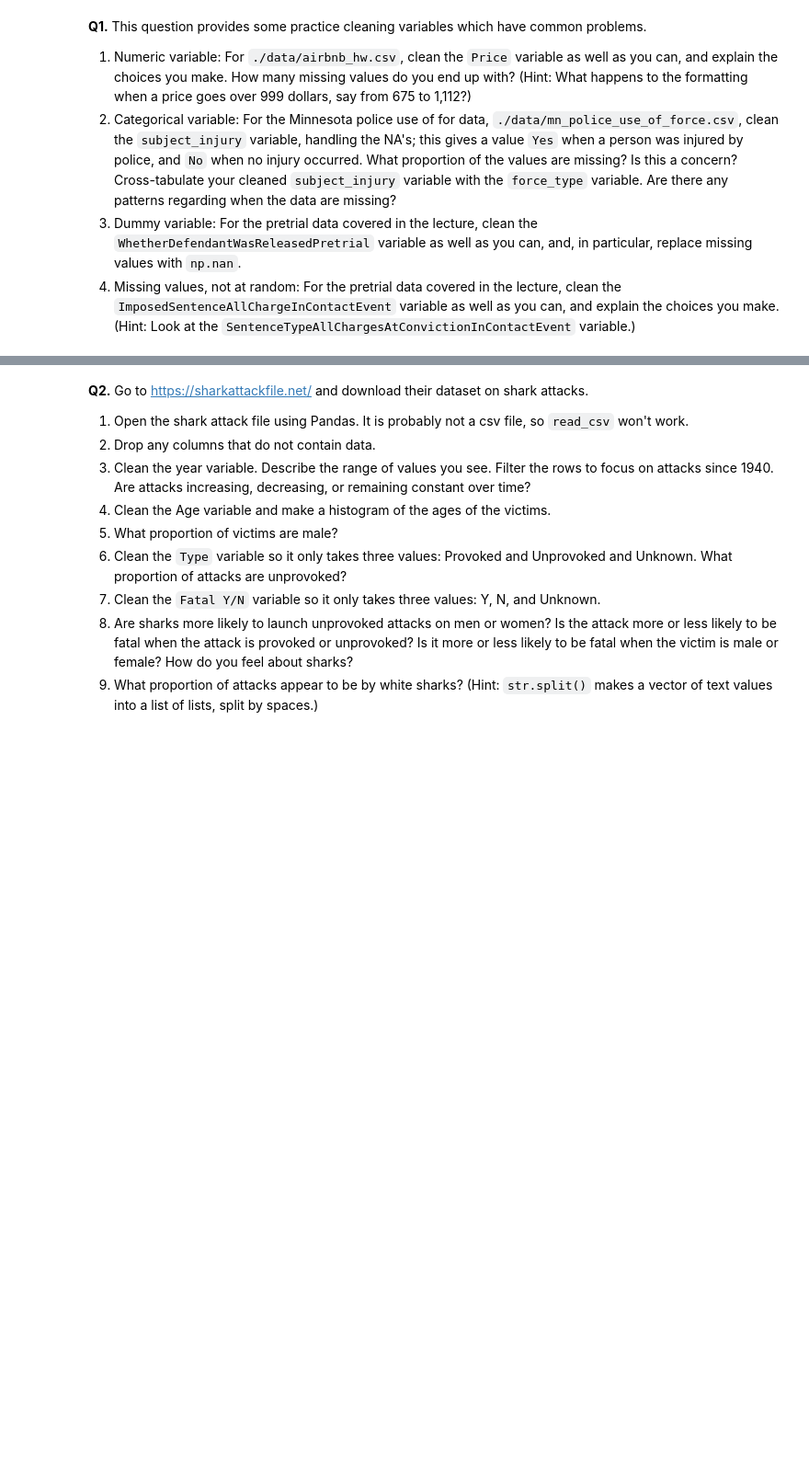
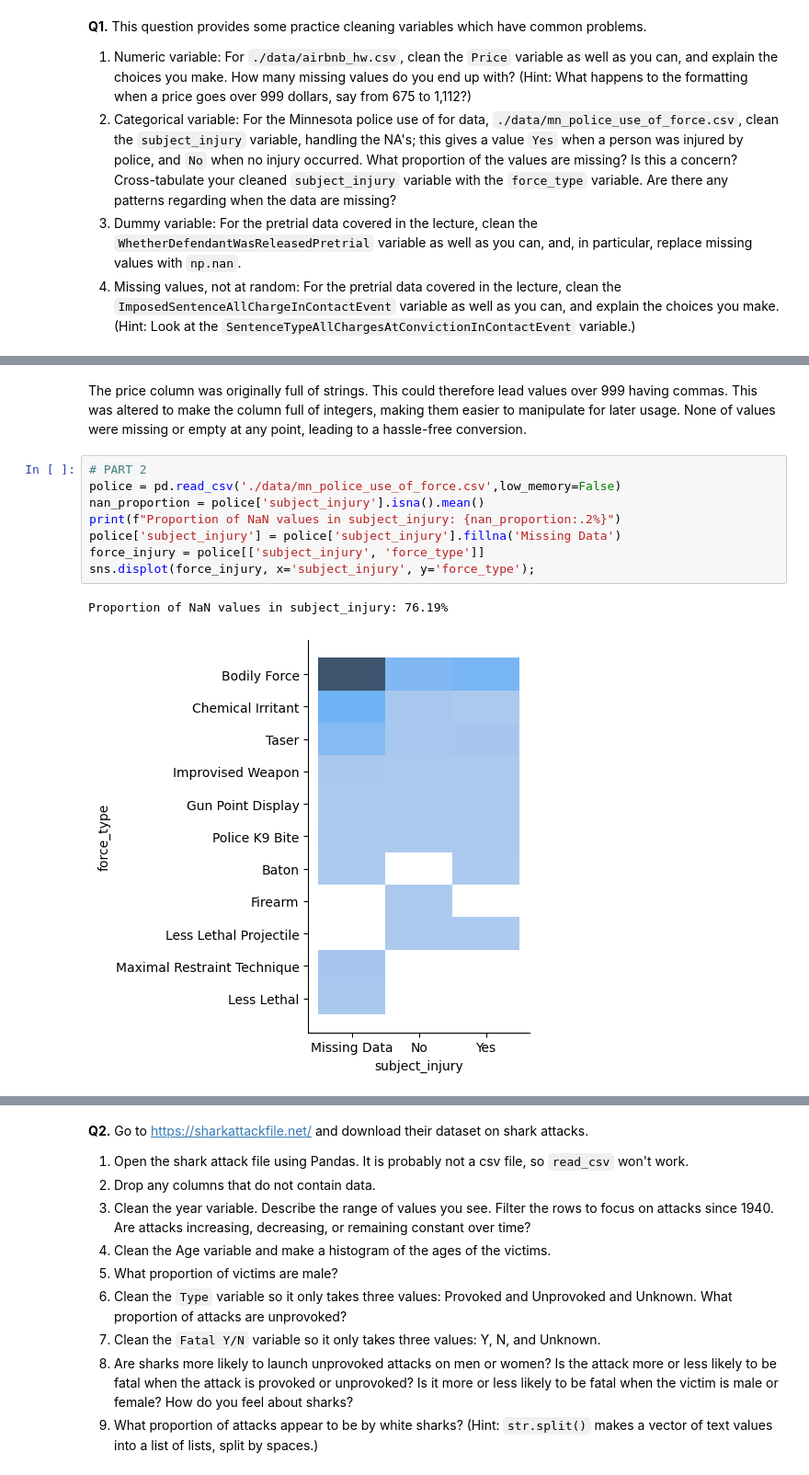
Before and after one commit to McMeans/wrangling, a Jupyter notebook: assignment/assignment.ipynb, the cells around one changed output, grey strips where cells are left out. Shown at 92% size. Drawn from its saved outputs; the diff is of its cells as text; blank space fills up the shorter version.

```diff
--- a/assignment/assignment.ipynb
+++ b/assignment/assignment.ipynb
@@ -10,0 +35,13 @@
+# %% [markdown]
+The price column was originally full of strings. This could therefore lead values over 999 having commas. This was altered to make the column full of integers, making them easier to manipulate for later usage. None of values were missing or empty at any point, leading to a hassle-free conversion.
+# %%
+# PART 2
+police = pd.read_csv('./data/mn_police_use_of_force.csv',low_memory=False)
+nan_proportion = police['subject_injury'].isna().mean()
+print(f"Proportion of NaN values in subject_injury: {nan_proportion:.2%}")
+police['subject_injury'] = police['subject_injury'].fillna('Missing Data')
+force_injury = police[['subject_injury', 'force_type']]
+sns.displot(force_injury, x='subject_injury', y='force_type');
+# %% [output]
+Proportion of NaN values in subject_injury: 76.19%
+[figure, added]
```
Also changed, not shown: parts of 9 cells of this notebook.
